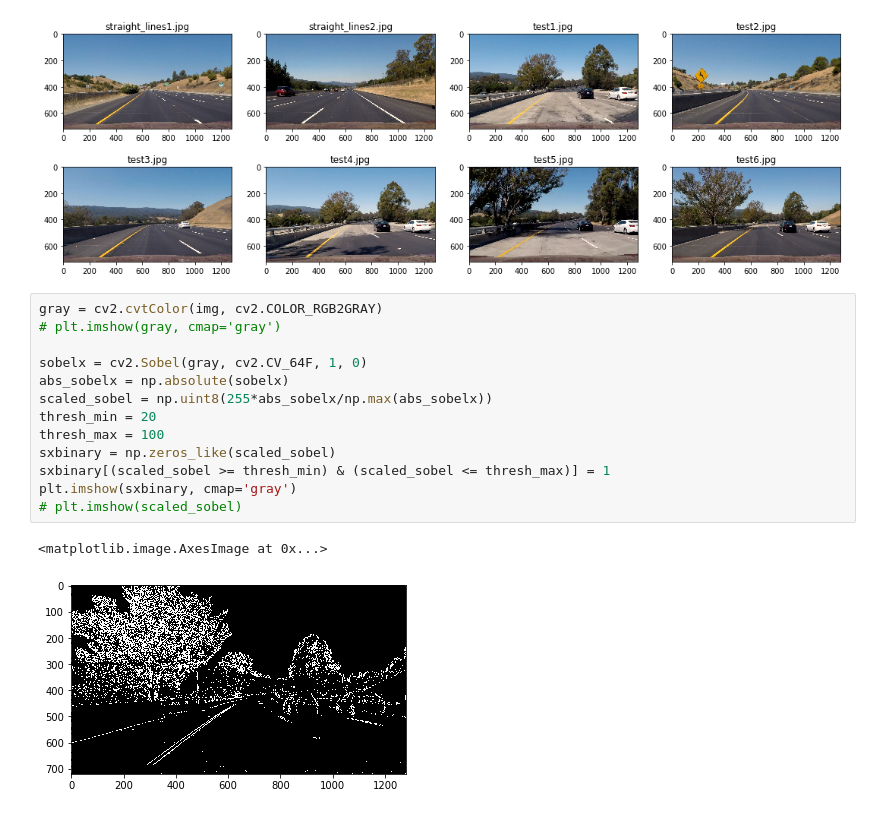
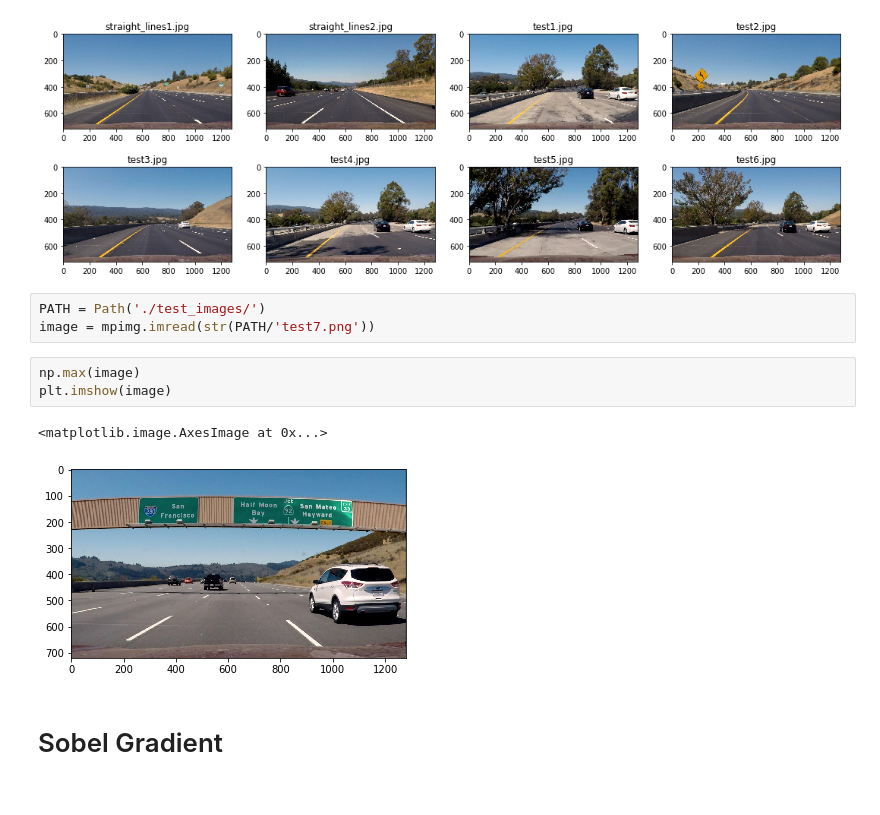
Before and after one commit to muhabdulhaq/advanced-lane-line-tracking, a Jupyter notebook: Advanced-Lane-Line-Tracking.ipynb, the cells around one changed output. Saved outputs shown, nothing was run; the diff lists cells and outputs as text.

```diff
--- a/Advanced-Lane-Line-Tracking.ipynb
+++ b/Advanced-Lane-Line-Tracking.ipynb
@@ -105,19 +105,14 @@ plt.tight_layout()
 # %% [output]
 8
 [figure]
-# %%
-gray = cv2.cvtColor(img, cv2.COLOR_RGB2GRAY)
-# plt.imshow(gray, cmap='gray')
-
-sobelx = cv2.Sobel(gray, cv2.CV_64F, 1, 0)
-abs_sobelx = np.absolute(sobelx)
-scaled_sobel = np.uint8(255*abs_sobelx/np.max(abs_sobelx))
-thresh_min = 20
-thresh_max = 100
-sxbinary = np.zeros_like(scaled_sobel)
-sxbinary[(scaled_sobel >= thresh_min) & (scaled_sobel <= thresh_max)] = 1
-plt.imshow(sxbinary, cmap='gray')
-# plt.imshow(scaled_sobel)
-# %% [output]
-<matplotlib.image.AxesImage at 0x...>
-[figure, removed]
+# %%
+PATH = Path('./test_images/')
+image = mpimg.imread(str(PATH/'test7.png'))
+# %%
+np.max(image)
+plt.imshow(image)
+# %% [output]
+<matplotlib.image.AxesImage at 0x...>
+[figure, added]
+# %% [markdown]
+# Sobel Gradient
```
Also changed, not shown: parts of 5 cells of this notebook, 1 other file.
